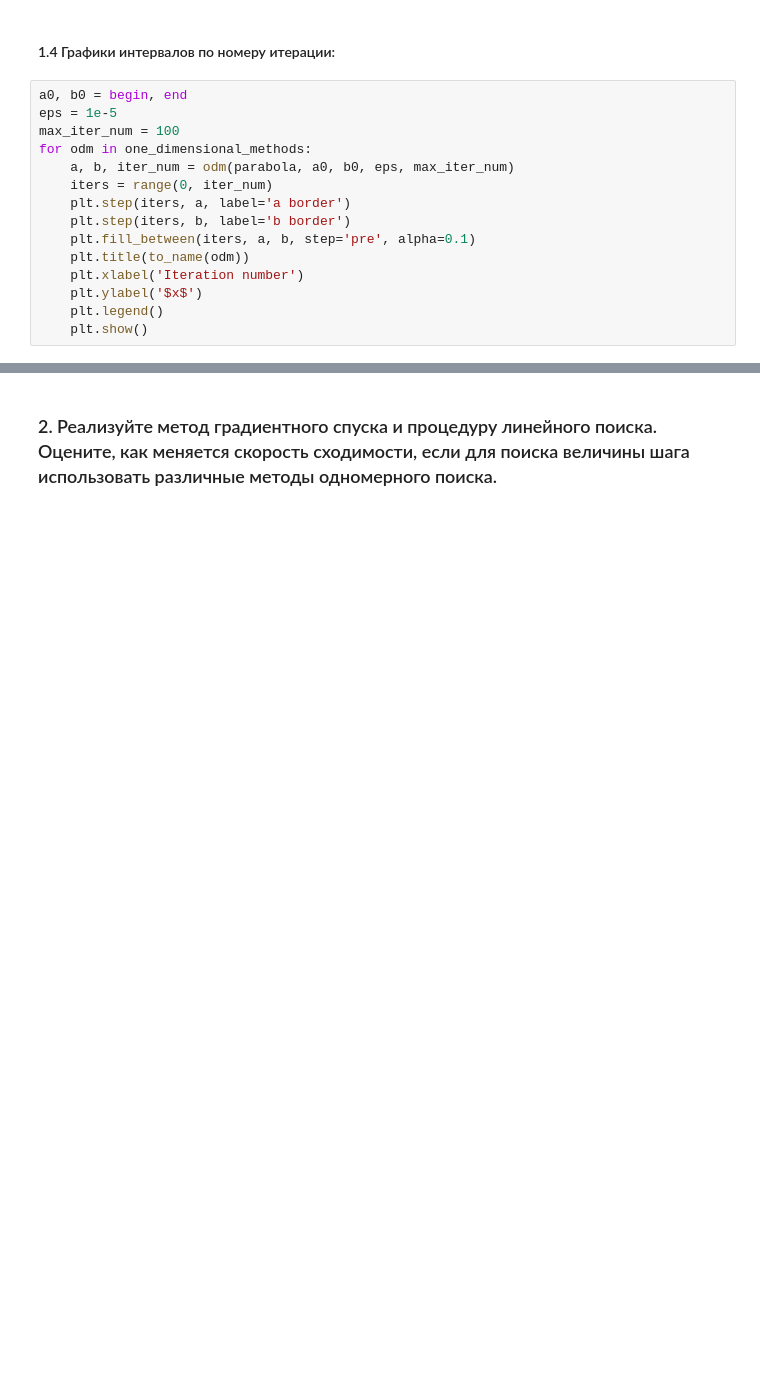
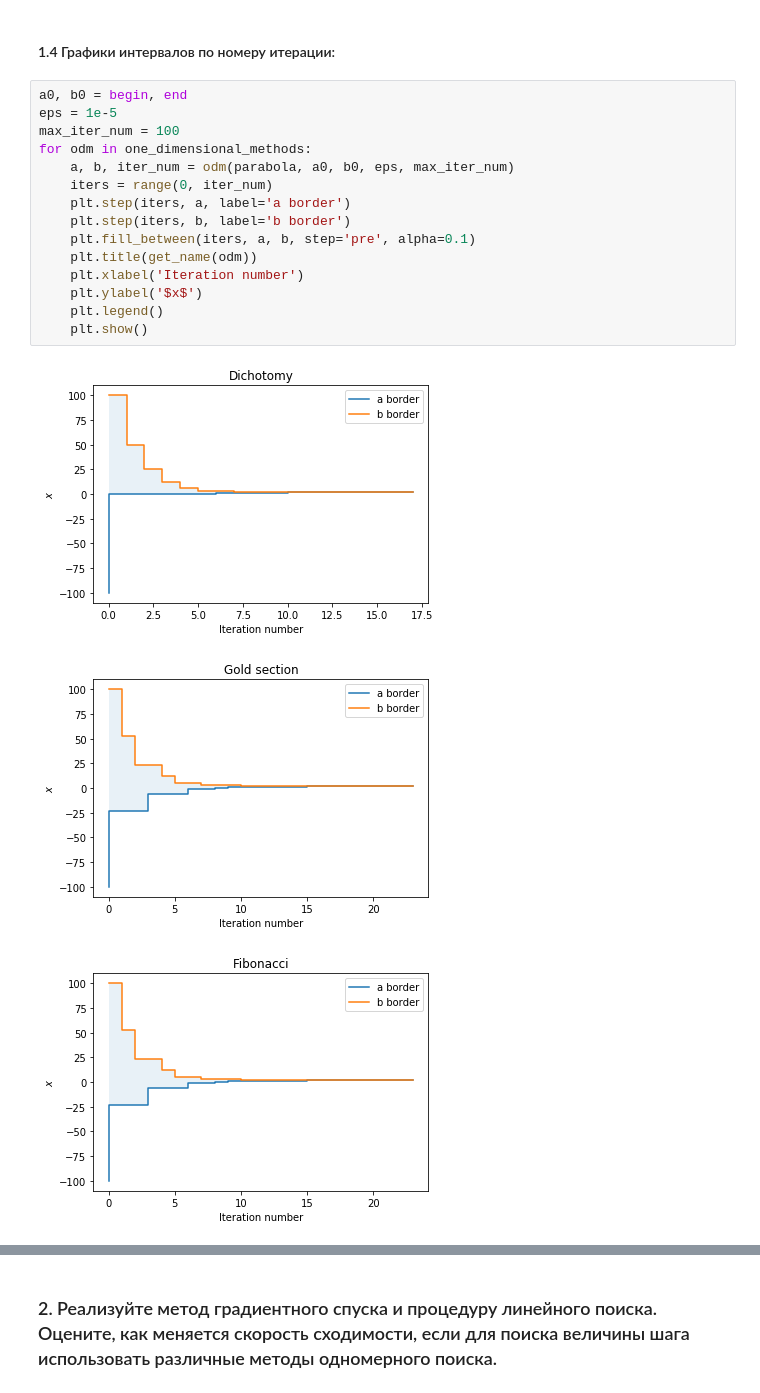
Before and after one commit to glcanvas/ml-diplom, a Jupyter notebook: mo/Copy_of_Lab_1.ipynb, the cells around one changed output, grey strips where cells are left out. Saved outputs shown, nothing was run; the diff lists cells and outputs as text; blank space fills up the shorter version.

```diff
--- a/mo/Copy_of_Lab_1.ipynb
+++ b/mo/Copy_of_Lab_1.ipynb
@@ -141,16 +166,20 @@ for odm in one_dimensional_methods:
 # %%
 a0, b0 = begin, end
 eps = 1e-5
 max_iter_num = 100
 for odm in one_dimensional_methods:
     a, b, iter_num = odm(parabola, a0, b0, eps, max_iter_num)
     iters = range(0, iter_num)
     plt.step(iters, a, label='a border')
     plt.step(iters, b, label='b border')
     plt.fill_between(iters, a, b, step='pre', alpha=0.1)
-    plt.title(to_name(odm))
+    plt.title(get_name(odm))
     plt.xlabel('Iteration number')
     plt.ylabel('$x$')
     plt.legend()
     plt.show()
+# %% [output]
+[figure, added]
+[figure, added]
+[figure, added]
 # %% [markdown]
```
Also changed, not shown: parts of 31 cells of this notebook, 15 other files.
